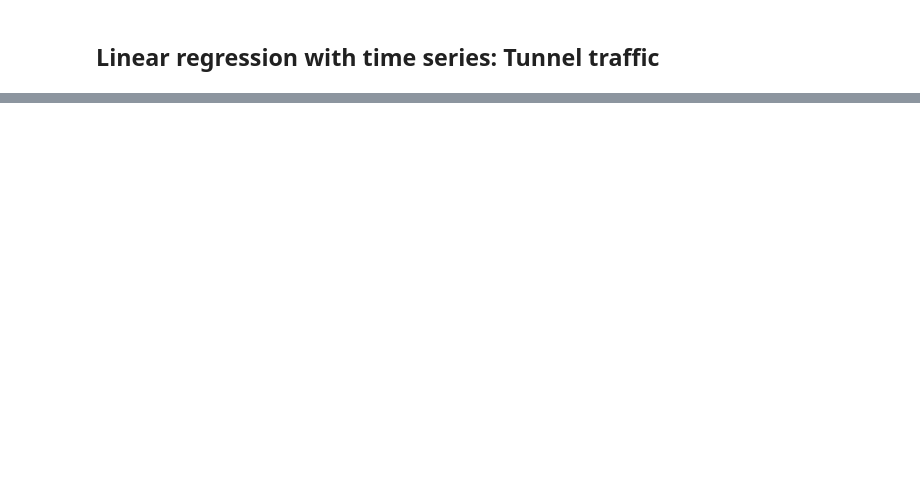
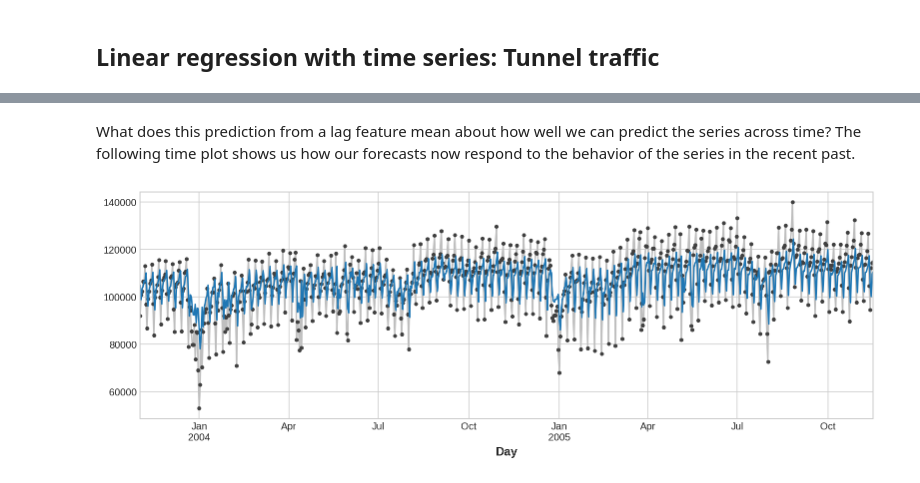
Before and after one commit to babakpst/Machine_Learning, a Jupyter notebook: MyPracticeCodes/TimeSeries1_Linear_Regression_with_TimeSeries.ipynb, the cells around one changed output, grey strips where cells are left out. Drawn from its saved outputs; the diff is of its cells as text; code cells hidden in the pictures; blank space fills up the shorter version.

```diff
--- a/MyPracticeCodes/TimeSeries1_Linear_Regression_with_TimeSeries.ipynb
+++ b/MyPracticeCodes/TimeSeries1_Linear_Regression_with_TimeSeries.ipynb
@@ -38,0 +144,7 @@ tunnel.head()
+# %% [markdown]
+What does this prediction from a lag feature mean about how well we can predict the series across time? The following time plot shows us how our forecasts now respond to the behavior of the series in the recent past.
+# %%
+ax = y.plot(**plot_params)
+ax = y_pred.plot()
+# %% [output]
+[figure, added]
```
Also changed, not shown: parts of 13 cells of this notebook, 10 other files.
